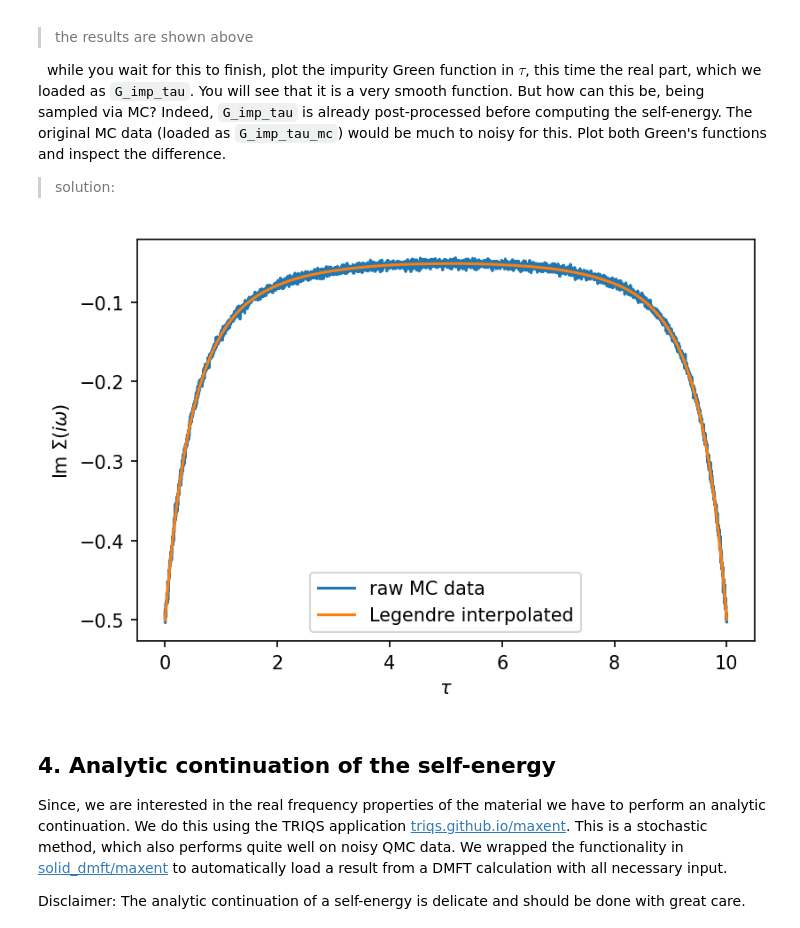
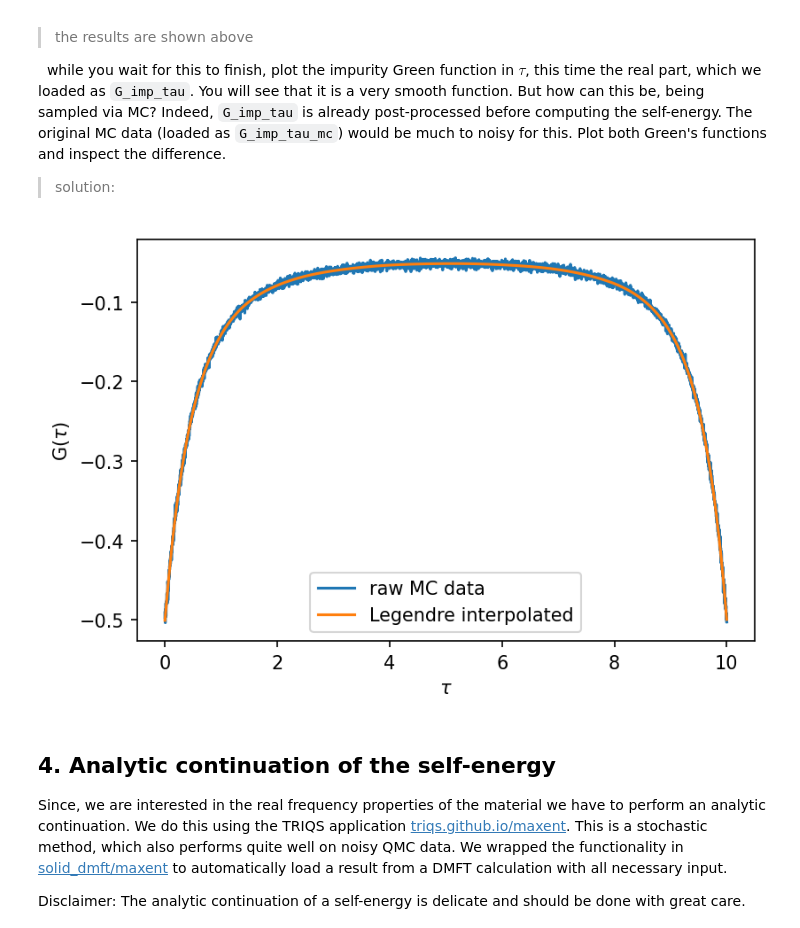
Before and after one commit to TRIQS/tutorials, a Jupyter notebook: AbinitioDMFT/solutions/01s-solid_dmft.ipynb, the cells around one changed output. Cells and saved outputs as stored; diff of their text form; code cells hidden in the pictures.

```diff
--- a/AbinitioDMFT/solutions/01s-solid_dmft.ipynb
+++ b/AbinitioDMFT/solutions/01s-solid_dmft.ipynb
@@ -460,16 +462,16 @@ We see that the self-energy is quite close to divergence around 0, but the first
 # %%
 # plot self energy
 fig, ax = plt.subplots(1, dpi=150)
 
 ax.oplot(G_imp_tau_mc['up_0'].real, '-', c='C0', label='raw MC data')
 ax.oplot(G_imp_tau['up_0'].real, '-', c='C1', label='Legendre interpolated')
 
-ax.set_ylabel(r"Im $\Sigma (i \omega)$")
+ax.set_ylabel(r"G$ (\tau)$")
 
 ax.legend(loc='lower center')
 plt.show()
 # %% [output]
-[figure, old version]
+[figure, new version]
 # %% [markdown]
 ## 4. Analytic continuation of the self-energy
 
```
Also changed, not shown: parts of 15 cells of this notebook, 4 other files.
